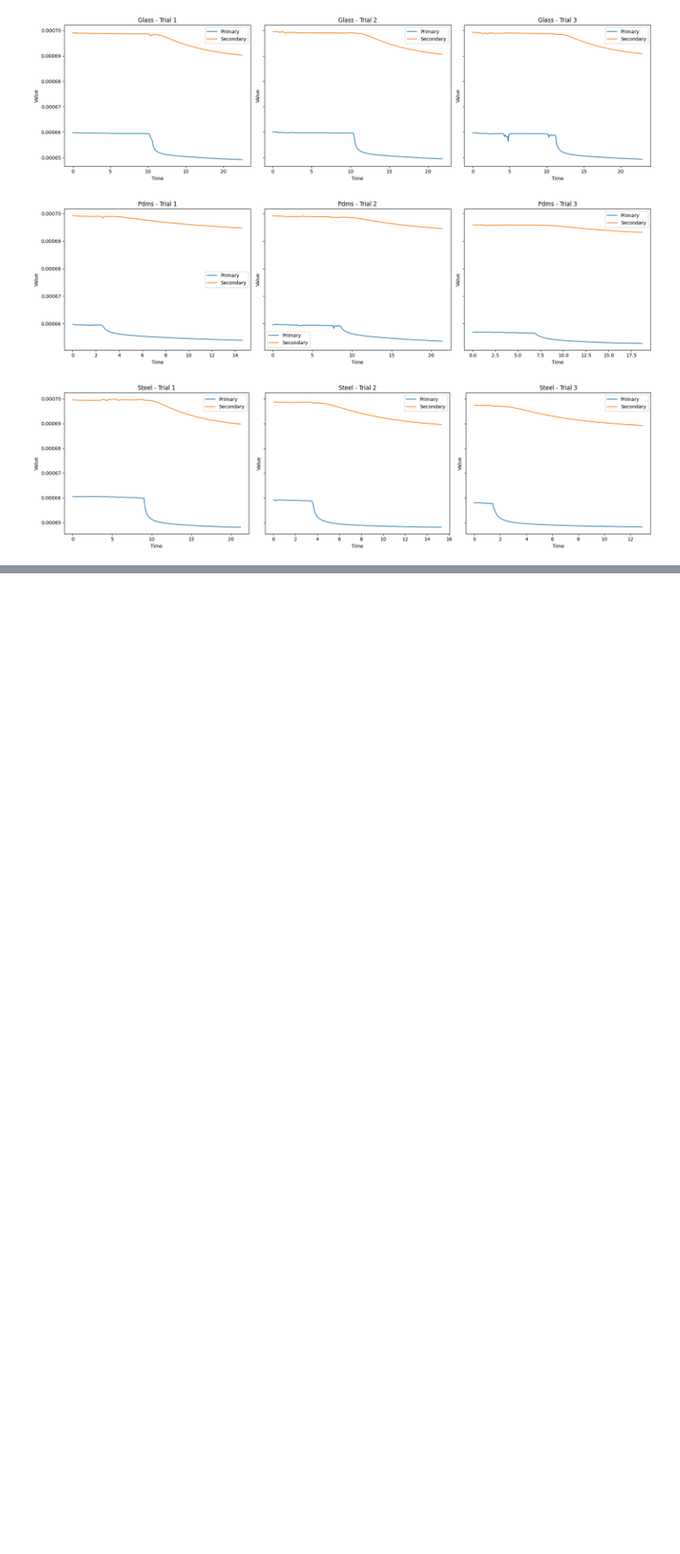
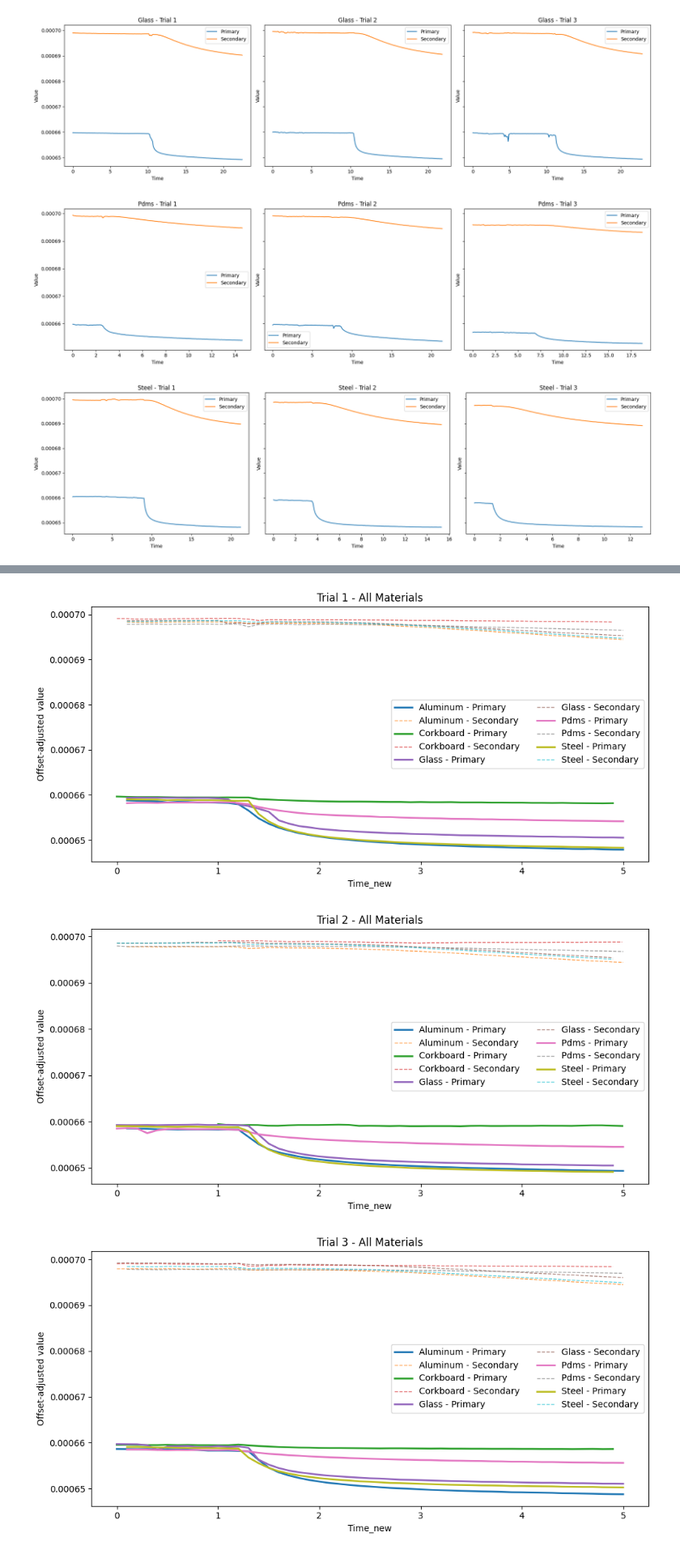
Before and after one commit to cojulieanne/Warmth-Sensor-Object-Detection, a Jupyter notebook: notebooks/01_exploration.ipynb, the cells around one changed output, grey strips where cells are left out. Shown at 81% size. Saved outputs shown, nothing was run; the diff lists cells and outputs as text; code cells hidden in the pictures; blank space fills up the shorter version.

```diff
--- a/notebooks/01_exploration.ipynb
+++ b/notebooks/01_exploration.ipynb
@@ -143,0 +500,39 @@ for m in materials:
+# %%
+for trial_num in [1, 2, 3]:
+    plt.figure(figsize=(10, 5))
+
+    for m in materials:
+        subset = data[
+            (data["Sample"] == m) &
+            (data["Trial"] == trial_num) &
+            (data["filter_data"])
+        ].copy()
+
+        subset = subset.sort_values("Time_new")
+
+        plt.plot(
+            subset["Time_new"],
+            subset["Primary_shifted"],
+            linewidth=2,
+            label=f"{m.capitalize()} - Primary"
+        )
+
+        plt.plot(
+            subset["Time_new"],
+            subset["Secondary_shifted"],
+            linestyle="--",
+            linewidth=1,
+            alpha=0.7,
+            label=f"{m.capitalize()} - Secondary"
+        )
+
+    plt.xlabel("Time_new")
+    plt.ylabel("Offset-adjusted value")
+    plt.title(f"Trial {trial_num} - All Materials")
+    plt.legend(ncol=2)
+    plt.tight_layout()
+    plt.show()
+# %% [output]
+[figure, added]
+[figure, added]
+[figure, added]
```
Also changed, not shown: parts of 22 cells of this notebook.
